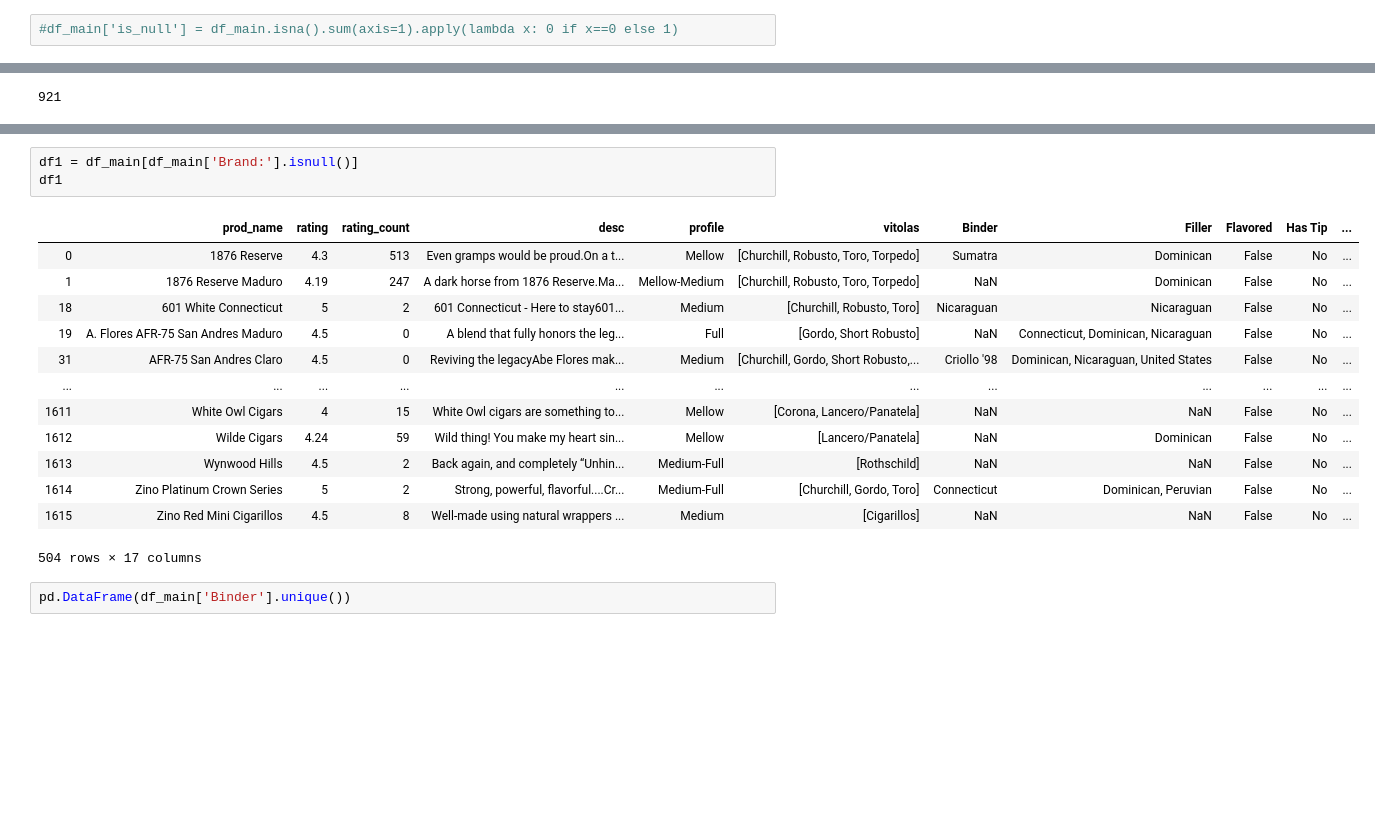
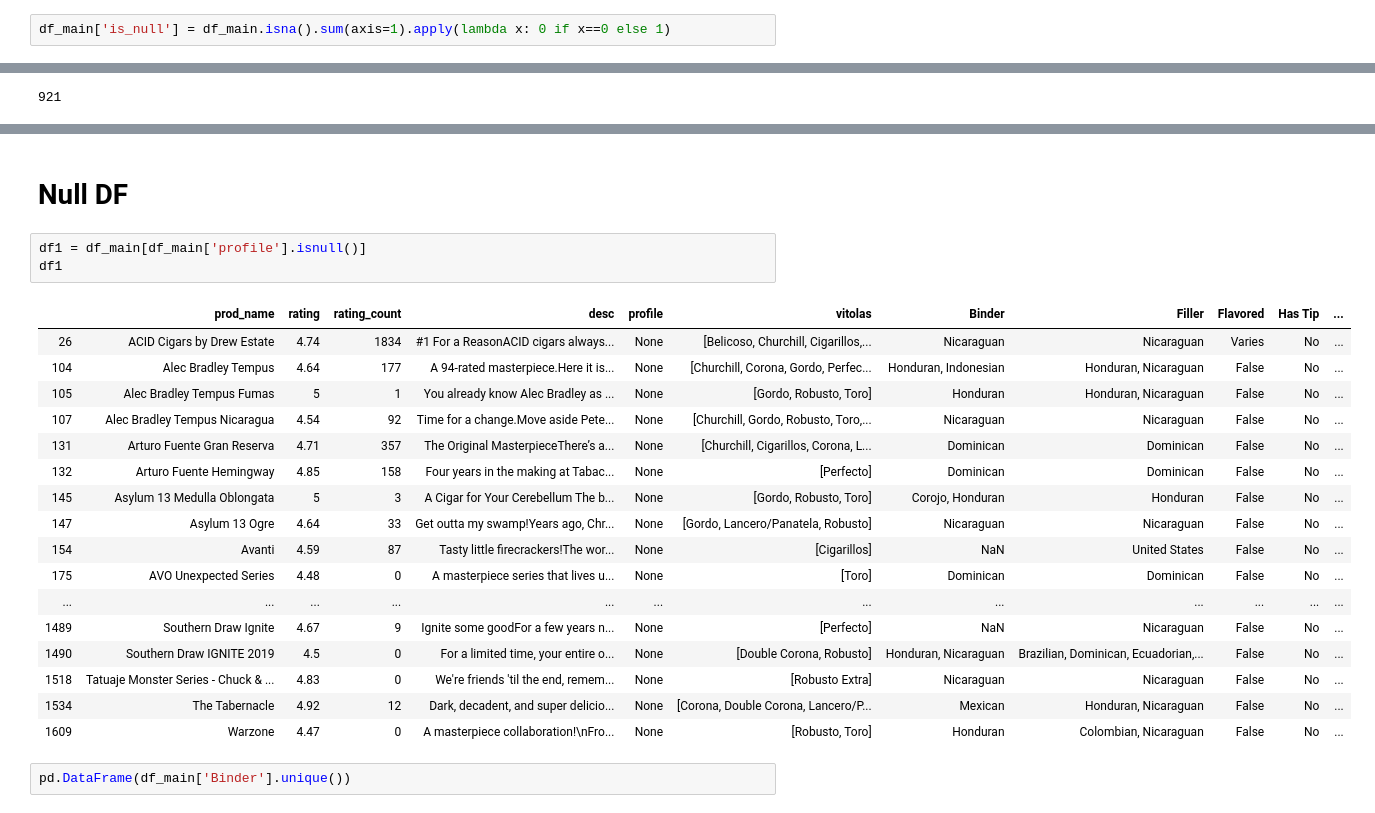
Before and after one commit to SteveRNewman/cigar_recommender, a Jupyter notebook: Working Capstone.ipynb, the cells around one changed output, grey strips where cells are left out. Cells and saved outputs as stored; diff of their text form; blank space fills up the shorter version.

```diff
--- a/Working Capstone.ipynb
+++ b/Working Capstone.ipynb
@@ -138,7 +274,7 @@ df_nobrand['is_null'].sum()
 # %% [output]
 624
 # %%
-#df_main['is_null'] = df_main.isna().sum(axis=1).apply(lambda x: 0 if x==0 else 1)
+df_main['is_null'] = df_main.isna().sum(axis=1).apply(lambda x: 0 if x==0 else 1)
 # %%
 df_main['is_null'].sum()
 # %% [output]
@@ -146,20 +298,26 @@ df_main['is_null'].sum()
+# %% [markdown]
+# Null DF
 # %%
-df1 = df_main[df_main['Brand:'].isnull()]
+df1 = df_main[df_main['profile'].isnull()]
 df1
 # %% [output]
 |  | prod_name | rating | rating_count | desc | profile | vitolas | Binder | Filler | Flavored | Has Tip | ... |
-| 0 | 1876 Reserve | 4.3 | 513 | Even gramps would be proud.On a t... | Mellow | [Churchill, Robusto, Toro, Torpedo] | Sumatra | Dominican | False | No | ... |
-| 1 | 1876 Reserve Maduro | 4.19 | 247 | A dark horse from 1876 Reserve.Ma... | Mellow-Medium | [Churchill, Robusto, Toro, Torpedo] | NaN | Dominican | False | No | ... |
-| 18 | 601 White Connecticut | 5 | 2 | 601 Connecticut - Here to stay601... | Medium | [Churchill, Robusto, Toro] | Nicaraguan | Nicaraguan | False | No | ... |
-| 19 | A. Flores AFR-75 San Andres Maduro | 4.5 | 0 | A blend that fully honors the leg... | Full | [Gordo, Short Robusto] | NaN | Connecticut, Dominican, Nicaraguan | False | No | ... |
-| 31 | AFR-75 San Andres Claro | 4.5 | 0 | Reviving the legacyAbe Flores mak... | Medium | [Churchill, Gordo, Short Robusto,... | Criollo '98 | Dominican, Nicaraguan, United States | False | No | ... |
+| 26 | ACID Cigars by Drew Estate | 4.74 | 1834 | #1 For a ReasonACID cigars always... | None | [Belicoso, Churchill, Cigarillos,... | Nicaraguan | Nicaraguan | Varies | No | ... |
+| 104 | Alec Bradley Tempus | 4.64 | 177 | A 94-rated masterpiece.Here it is... | None | [Churchill, Corona, Gordo, Perfec... | Honduran, Indonesian | Honduran, Nicaraguan | False | No | ... |
+| 105 | Alec Bradley Tempus Fumas | 5 | 1 | You already know Alec Bradley as ... | None | [Gordo, Robusto, Toro] | Honduran | Honduran, Nicaraguan | False | No | ... |
+| 107 | Alec Bradley Tempus Nicaragua | 4.54 | 92 | Time for a change.Move aside Pete... | None | [Churchill, Gordo, Robusto, Toro,... | Nicaraguan | Nicaraguan | False | No | ... |
+| 131 | Arturo Fuente Gran Reserva | 4.71 | 357 | The Original MasterpieceThere’s a... | None | [Churchill, Cigarillos, Corona, L... | Dominican | Dominican | False | No | ... |
+| 132 | Arturo Fuente Hemingway | 4.85 | 158 | Four years in the making at Tabac... | None | [Perfecto] | Dominican | Dominican | False | No | ... |
+| 145 | Asylum 13 Medulla Oblongata | 5 | 3 | A Cigar for Your Cerebellum The b... | None | [Gordo, Robusto, Toro] | Corojo, Honduran | Honduran | False | No | ... |
+| 147 | Asylum 13 Ogre | 4.64 | 33 | Get outta my swamp!Years ago, Chr... | None | [Gordo, Lancero/Panatela, Robusto] | Nicaraguan | Nicaraguan | False | No | ... |
+| 154 | Avanti | 4.59 | 87 | Tasty little firecrackers!The wor... | None | [Cigarillos] | NaN | United States | False | No | ... |
+| 175 | AVO Unexpected Series | 4.48 | 0 | A masterpiece series that lives u... | None | [Toro] | Dominican | Dominican | False | No | ... |
 | ... | ... | ... | ... | ... | ... | ... | ... | ... | ... | ... | ... |
-| 1611 | White Owl Cigars | 4 | 15 | White Owl cigars are something to... | Mellow | [Corona, Lancero/Panatela] | NaN | NaN | False | No | ... |
-| 1612 | Wilde Cigars | 4.24 | 59 | Wild thing! You make my heart sin... | Mellow | [Lancero/Panatela] | NaN | Dominican | False | No | ... |
-| 1613 | Wynwood Hills | 4.5 | 2 | Back again, and completely “Unhin... | Medium-Full | [Rothschild] | NaN | NaN | False | No | ... |
-| 1614 | Zino Platinum Crown Series | 5 | 2 | Strong, powerful, flavorful....Cr... | Medium-Full | [Churchill, Gordo, Toro] | Connecticut | Dominican, Peruvian | False | No | ... |
-| 1615 | Zino Red Mini Cigarillos | 4.5 | 8 | Well-made using natural wrappers ... | Medium | [Cigarillos] | NaN | NaN | False | No | ... |
+| 1489 | Southern Draw Ignite | 4.67 | 9 | Ignite some goodFor a few years n... | None | [Perfecto] | NaN | Nicaraguan | False | No | ... |
+| 1490 | Southern Draw IGNITE 2019 | 4.5 | 0 | For a limited time, your entire o... | None | [Double Corona, Robusto] | Honduran, Nicaraguan | Brazilian, Dominican, Ecuadorian,... | False | No | ... |
+| 1518 | Tatuaje Monster Series - Chuck & ... | 4.83 | 0 | We're friends 'til the end, remem... | None | [Robusto Extra] | Nicaraguan | Nicaraguan | False | No | ... |
+| 1534 | The Tabernacle | 4.92 | 12 | Dark, decadent, and super delicio... | None | [Corona, Double Corona, Lancero/P... | Mexican | Honduran, Nicaraguan | False | No | ... |
+| 1609 | Warzone | 4.47 | 0 | A masterpiece collaboration!\nFro... | None | [Robusto, Toro] | Honduran | Colombian, Nicaraguan | False | No | ... |
-504 rows × 17 columns
 # %%
 pd.DataFrame(df_main['Binder'].unique())
 # %% [output]
```
Also changed, not shown: parts of 17 cells of this notebook.
